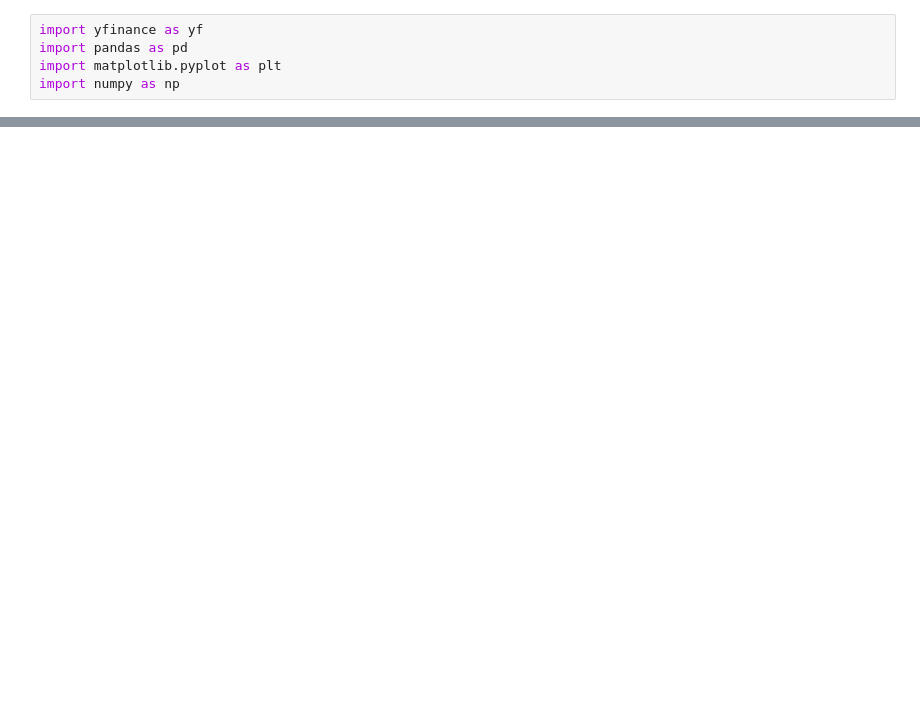
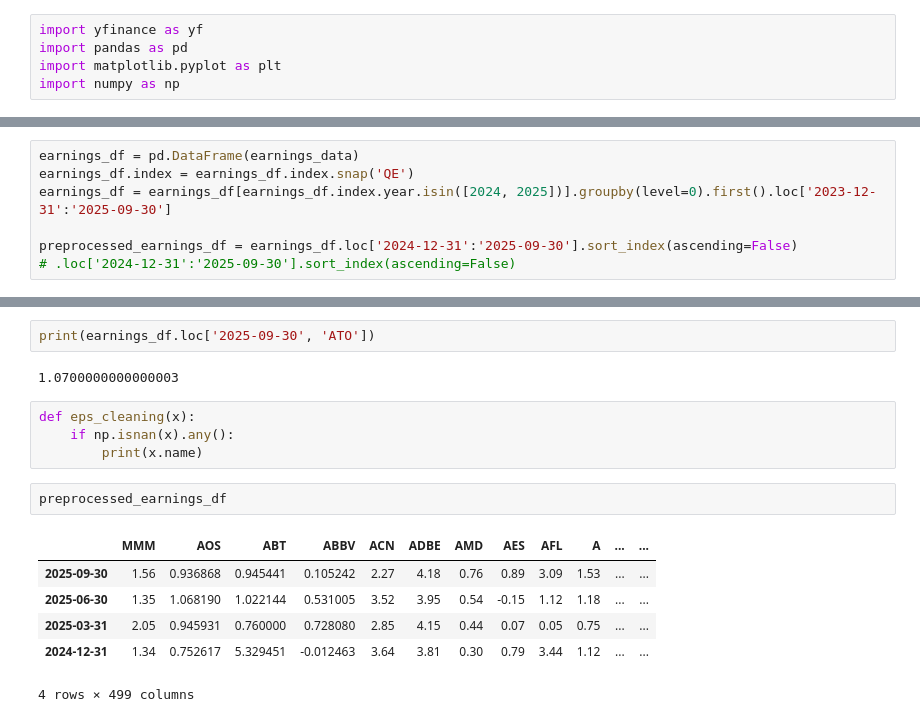
Before and after one commit to unlimitedsushi/pe_future_return_analysis, a Jupyter notebook: pe_analysis.ipynb, the cells around one changed output, grey strips where cells are left out. Drawn from its saved outputs; the diff is of its cells as text; blank space fills up the shorter version.

```diff
--- a/pe_analysis.ipynb
+++ b/pe_analysis.ipynb
@@ -87,0 +56,7 @@ df
+# %%
+earnings_df = pd.DataFrame(earnings_data)
+earnings_df.index = earnings_df.index.snap('QE')
+earnings_df = earnings_df[earnings_df.index.year.isin([2024, 2025])].groupby(level=0).first().loc['2023-12-31':'2025-09-30']
+
+preprocessed_earnings_df = earnings_df.loc['2024-12-31':'2025-09-30'].sort_index(ascending=False)
+# .loc['2024-12-31':'2025-09-30'].sort_index(ascending=False)
@@ -87,0 +121,17 @@ df
+# %%
+print(earnings_df.loc['2025-09-30', 'ATO'])
+# %% [output]
+1.0700000000000003
+# %%
+def eps_cleaning(x):
+    if np.isnan(x).any():
+        print(x.name)
+# %%
+preprocessed_earnings_df
+# %% [output]
+|  | MMM | AOS | ABT | ABBV | ACN | ADBE | AMD | AES | AFL | A | ... | ... |
+| 2025-09-30 | 1.56 | 0.936868 | 0.945441 | 0.105242 | 2.27 | 4.18 | 0.76 | 0.89 | 3.09 | 1.53 | ... | ... |
+| 2025-06-30 | 1.35 | 1.068190 | 1.022144 | 0.531005 | 3.52 | 3.95 | 0.54 | -0.15 | 1.12 | 1.18 | ... | ... |
+| 2025-03-31 | 2.05 | 0.945931 | 0.760000 | 0.728080 | 2.85 | 4.15 | 0.44 | 0.07 | 0.05 | 0.75 | ... | ... |
+| 2024-12-31 | 1.34 | 0.752617 | 5.329451 | -0.012463 | 3.64 | 3.81 | 0.30 | 0.79 | 3.44 | 1.12 | ... | ... |
+4 rows × 499 columns
```
Also changed, not shown: parts of 27 cells of this notebook, 1 other file.
